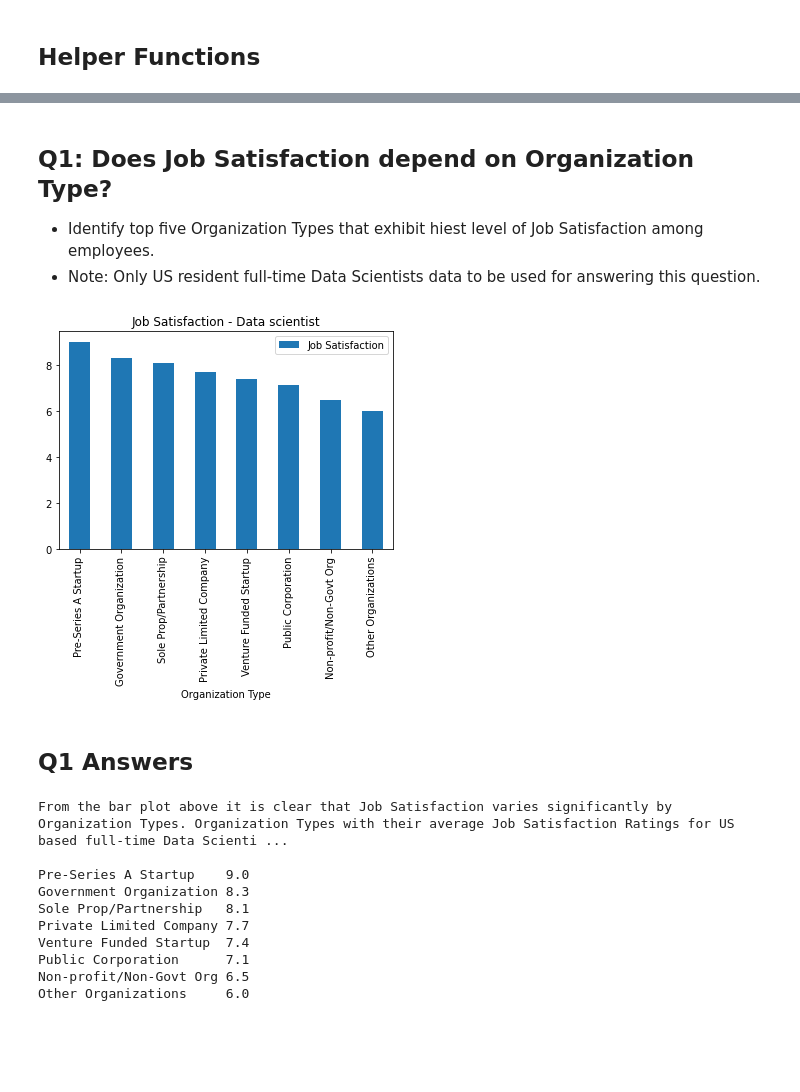
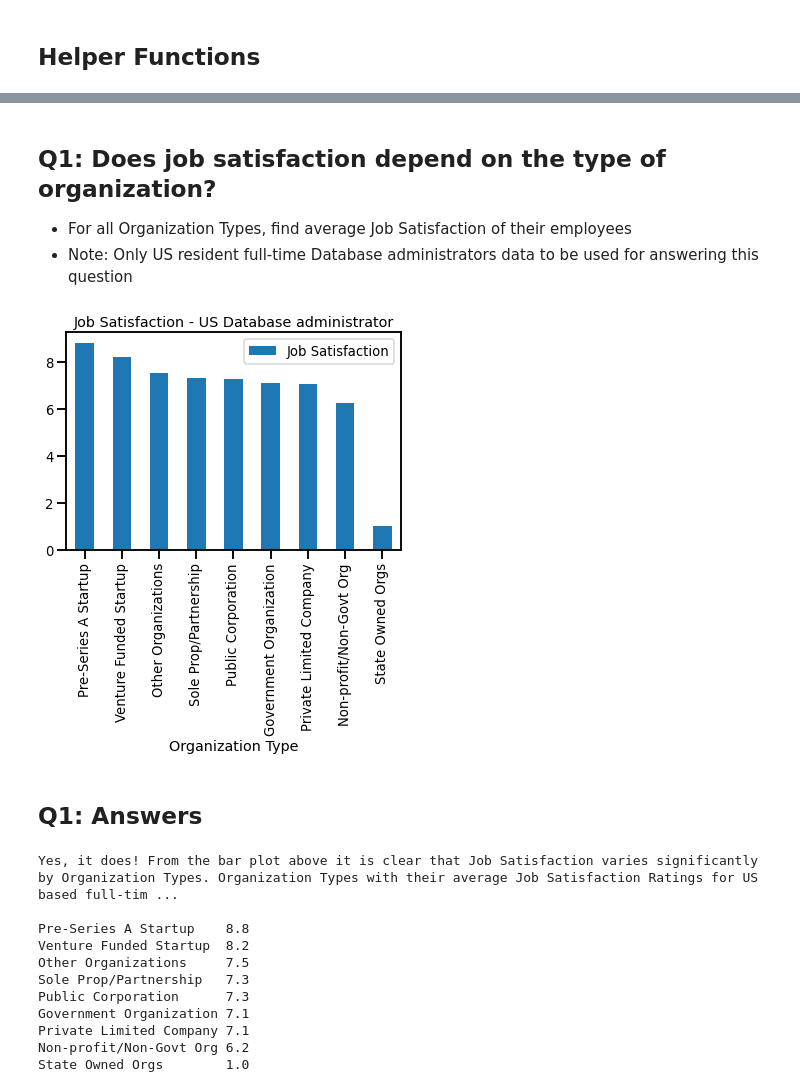
Before and after one commit to RayS1/job-satisfaction, a Jupyter notebook: Blog-Post-Business-Questions.ipynb, the cells around one changed output, grey strips where cells are left out. Saved outputs shown, nothing was run; the diff lists cells and outputs as text; code cells hidden in the pictures; blank space fills up the shorter version.

```diff
--- a/Blog-Post-Business-Questions.ipynb
+++ b/Blog-Post-Business-Questions.ipynb
@@ -51,0 +41,9 @@ df.head()
+# %%
+# Global flags
+go_debug = True # Debug messages only when set to True
+go_impute = False # Data imputation happens only when set to True
+
+# Global constants
+
+# Constant for filtering survery records on DeveloperType column
+PATTERN = 'Database administrator'
@@ -155,0 +235,3 @@ memory usage: 1.6+ MB
+# %%
+# Clean and transform df to js_df
+js_df = clean_and_transform_df(df, PATTERN)
@@ -173,27 +269,27 @@ sns.heatmap(corr, cmap='Greens', annot=True);
 # %% [markdown]
 ## Helper Functions
 # %%
-def filter_and_serve_bar(df, pattern):
+def filter_and_draw_bar(js_df, pattern=PATTERN):
     """
-    Prepare data and draw bar plot for chosen pattern (e.g., Data scientist)
+    Prepare data and draw bar plot for chosen pattern (e.g., Web developer)
     INPUT
-    - df - pandas dataframe contining data
+    - js_df - pandas dataframe contining data
     - pattern - value for 'Developertype' column, possible values are:
-    -          'Data scientist', 'Web developer', 'Mobile developer'
+    -          'Database administrator', 'Web developer', 'Mobile developer'
     OUTPUT
-    - None
+    - sum_df - Job Satisfaction summary data, plotted by this routine
     """
-    mask = df[['Developer Type']].apply(lambda col:col.str.contains(pattern, na=False, case=False)).any(axis=1)
-    fin_df = df[mask].loc[(df['Employment Status']=='Employed full-time') & \
-                          (df['Country Name']=='United States') & \
-                          (df['Organization Type'] != 'Not Answered') & \
-                          (df['Organization Type'] != 'Unknown')] \
-                        [['Organization Type', 'Job Satisfaction']].dropna(axis=0)
+    mask = js_df[['Developer Type']].apply(lambda col:col.str.contains(pattern, na=False, case=False)).any(axis=1)
+    fin_df = js_df[mask].loc[(js_df['Organization Type'] != 'Not Answered') & \
+                             (js_df['Organization Type'] != 'Unknown')] \
+                           [['Organization Type', 'Job Satisfaction']].dropna(axis=0)
 
     sum_df = fin_df.dropna(axis=0).groupby(["Organization Type"]).mean() \
              .sort_values(by='Job Satisfaction', axis=0, ascending=False)
 
+    sns.set_context('talk', font_scale=0.8)
+
     sum_df.plot(kind='bar');
-    plt.title('Job Satisfaction - ' + pattern)
+    plt.title('Job Satisfaction - US ' + pattern)
 
     return sum_df.round({'Job Satisfaction': 1})
@@ -200,26 +435,27 @@ def filter_and_serve_bar(df, pattern):
 # %% [markdown]
-## Q1: Does Job Satisfaction depend on Organization Type?
-- Identify top five Organization Types that exhibit hiest level of Job Satisfaction among employees.
-- Note: Only US resident full-time Data Scientists data to be used for answering this question.
+## Q1: Does job satisfaction depend on the type of organization?
+- For all Organization Types, find average Job Satisfaction of their employees
+- Note: Only US resident full-time Database administrators data to be used for answering this question
 # %%
-sum_df = filter_and_serve_bar(js_df, 'Data scientist')
+sum_df = filter_and_draw_bar(js_df)
 # %% [output]
-[figure, old version]
+[figure, new version]
 # %% [markdown]
-## Q1 Answers
+## Q1: Answers
 # %%
-print('From the bar plot above it is clear that Job Satisfaction varies significantly by Organization Types.', \
-'Organization Types with their average Job Satisfaction Ratings for US based full-time Data Scientists are shown here:\n')
+print('Yes, it does! From the bar plot above it is clear that Job Satisfaction varies significantly by Organization Types.', \
+'Organization Types with their average Job Satisfaction Ratings for US based full-time Database administrators are shown here:\n')
 print(sum_df.to_csv(header=None, sep='\t'))
 # %% [output]
-From the bar plot above it is clear that Job Satisfaction varies significantly by Organization Types. Organization Types with their average Job Satisfaction Ratings for US based full-time Data Scienti ...
+Yes, it does! From the bar plot above it is clear that Job Satisfaction varies significantly by Organization Types. Organization Types with their average Job Satisfaction Ratings for US based full-tim ...
 
-Pre-Series A Startup    9.0
-Government Organization 8.3
-Sole Prop/Partnership   8.1
-Private Limited Company 7.7
-Venture Funded Startup  7.4
-Public Corporation      7.1
-Non-profit/Non-Govt Org 6.5
-Other Organizations     6.0
+Pre-Series A Startup    8.8
+Venture Funded Startup  8.2
+Other Organizations     7.5
+Sole Prop/Partnership   7.3
+Public Corporation      7.3
+Government Organization 7.1
+Private Limited Company 7.1
+Non-profit/Non-Govt Org 6.2
+State Owned Orgs        1.0
 # %% [markdown]
```
Also changed, not shown: parts of 43 cells of this notebook, 3 other files.
